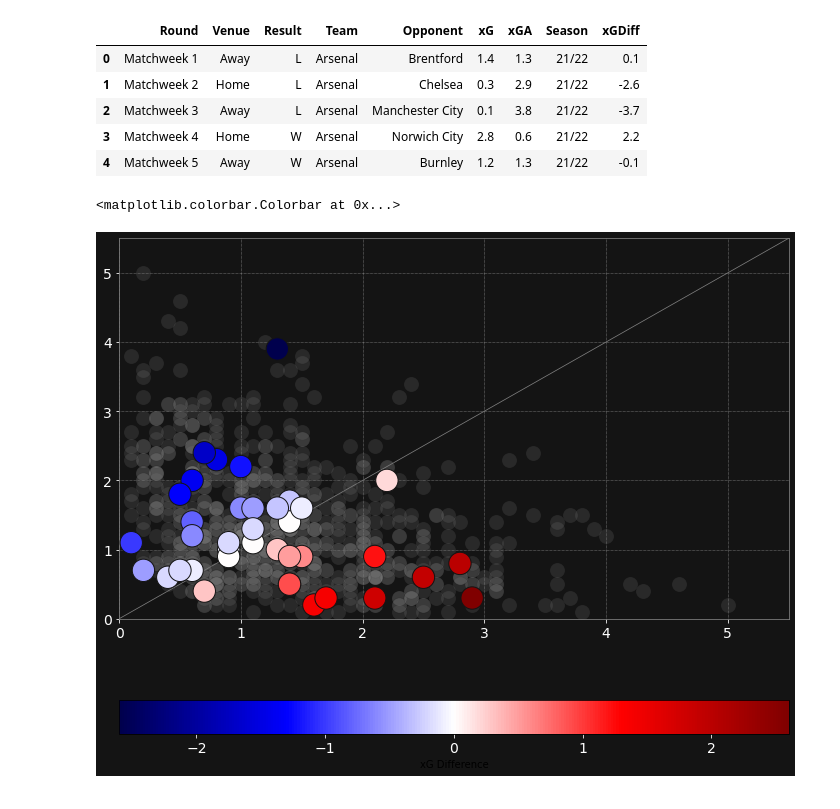
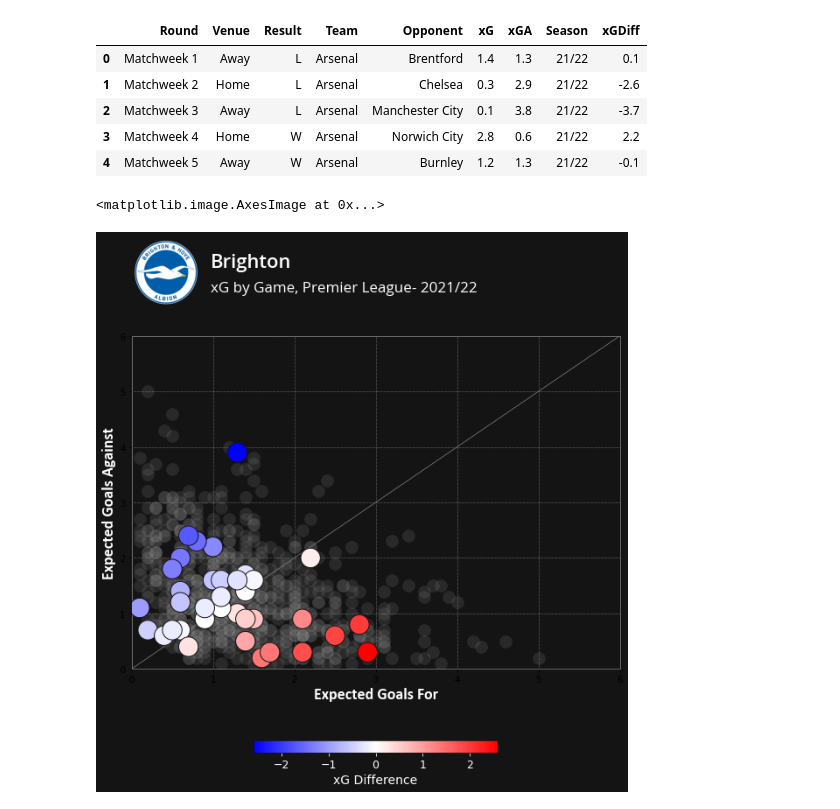
Before and after one commit to AniNair14/Football-Analytics, a Jupyter notebook: Notebooks/xG_Plots.ipynb, the cells around one changed output. Cells and saved outputs as stored; diff of their text form; code cells hidden in the pictures.

Commit message:
Updated xG Diff plot

```diff
--- a/Notebooks/xG_Plots.ipynb
+++ b/Notebooks/xG_Plots.ipynb
@@ -37,7 +40,7 @@ df.head()
 from turtle import color
 
 
-fig, ax = plt.subplots(figsize=(12,10))
+fig, ax = plt.subplots(figsize=(10,10))
 
 bg = "#141414"
 
@@ -53,11 +56,11 @@ team = "Brighton"
 
 mpl.rcParams['xtick.color'] = text_col
 mpl.rcParams['ytick.color'] = text_col
-mpl.rcParams['xtick.labelsize'] = 14
-mpl.rcParams['ytick.labelsize'] = 14
+mpl.rcParams['xtick.labelsize'] = 12.5
+mpl.rcParams['ytick.labelsize'] = 12.5
 
-ax.set_ylim(0,5.5)
-ax.set_xlim(0,5.5)
+ax.set_ylim(0,6)
+ax.set_xlim(0,6)
 
 for side in ['right','left','top','bottom']:
     ax.spines['bottom'].set_color('grey')
@@ -73,7 +76,7 @@ ax.grid(
 )
 
 ax.plot(
-    [5.5, 0], [5.5, 0],
+    [6, 0], [6, 0],
     color='grey',
     lw=0.75,
     zorder=2
@@ -93,34 +96,91 @@ ax.scatter(
 )
 
 x_team = df[
     df.Team == team
 ].xG.tolist()
 
 y_team = df[
     df.Team == team
 ].xGA.tolist()
 
 col = df[
     df.Team == team
 ].xGDiff.tolist()
 
 sc = ax.scatter(
     x_team,
     y_team,
     s=500,
     c=col,
-    cmap='seismic',
+    cmap='bwr',
     edgecolors=bg,
     alpha=1,
     zorder=3
 )
 
+# Setting up the plot labels:
+ax.set_xlabel(
+    "Expected Goals For",
+    fontfamily=body_font,
+    fontweight="bold",
+    fontsize=18,
+    color=text_col
+)
+
+ax.set_ylabel(
+    "Expected Goals Against",
+    fontfamily=body_font,
+    fontweight="bold",
+    fontsize=18,
+    color=text_col
+)
+
+# Plot title
+fig.text(
+    0.25, 0.99,
+    "Brighton",
+    fontfamily=title_font,
+    fontweight="bold",
+    fontsize=22,
+    color=text_col
+)
+
+fig.text(
+    0.25, 0.95,
+    "xG by Game, Premier League- 2021/22",
+    fontfamily=title_font,
+    fontsize=17,
+    color=text_col
+)
+
+# Showcasing the colorbar and editing the colorbar:
 c_bar =  plt.colorbar(
     sc,
     orientation='horizontal',
-    label='xG Difference'
+    shrink=0.5
+)
 
+c_bar.set_label(
+    'xG Difference',
+    color= text_col,
+    size=14
 )
+
+c_bar.outline.set_edgecolor(bg)
+
+# Ading logo:
+ax2 = fig.add_axes([0.08,0.88,0.2,0.2]) # badge
+ax2.axis("off")
+
+url = 'https://1000logos.net/wp-content/uploads/2018/06/Brighton-Hove-Albion-Logo.png'
+
+response = requests.get(url)
+
+img = Image.open(
+    BytesIO(response.content)
+)
+
+ax2.imshow(img)
 # %% [output]
-<matplotlib.colorbar.Colorbar at 0x...>
+<matplotlib.image.AxesImage at 0x...>
-[figure, old version]
+[figure, new version]
```
Also changed, not shown: parts of 1 cell of this notebook.
